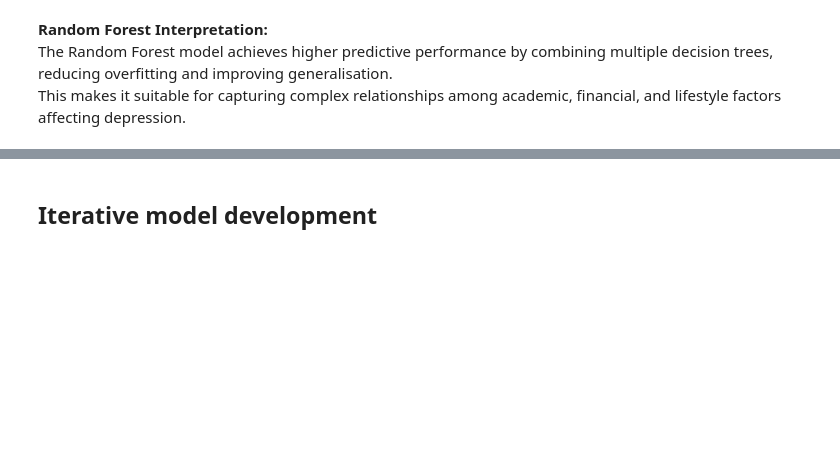
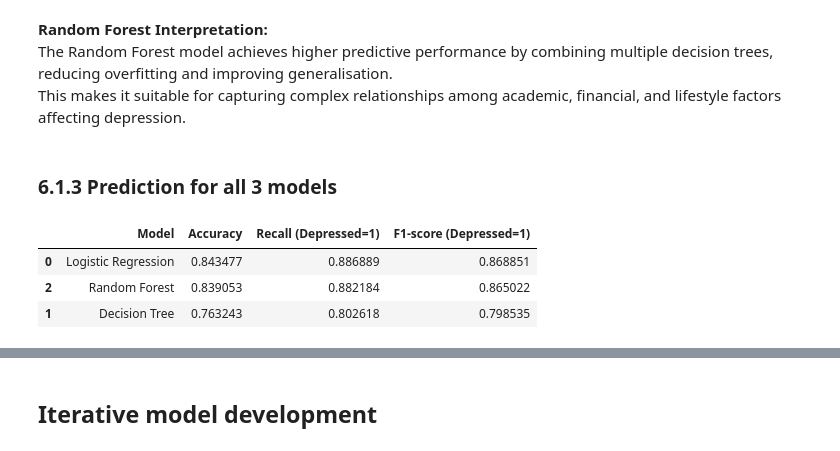
Before and after one commit to Reyes-Yeo/mldp-project-streamlit, a Jupyter notebook: Reyes Yeo Zhibin_2404424J_P01_MLDP Program Codes Submission.ipynb, the cells around one changed output, grey strips where cells are left out. Saved outputs shown, nothing was run; the diff lists cells and outputs as text; code cells hidden in the pictures; blank space fills up the shorter version.

Commit message:
Did the prediction for all 3 models

```diff
--- a/Reyes Yeo Zhibin_2404424J_P01_MLDP Program Codes Submission.ipynb
+++ b/Reyes Yeo Zhibin_2404424J_P01_MLDP Program Codes Submission.ipynb
@@ -469,3 +469,33 @@ weighted avg       0.84      0.84      0.84      8363
 **Random Forest Interpretation:**
 The Random Forest model achieves higher predictive performance by combining multiple decision trees, reducing overfitting and improving generalisation.
 This makes it suitable for capturing complex relationships among academic, financial, and lifestyle factors affecting depression.
+# %% [markdown]
+### 6.1.3 Prediction for all 3 models
+# %%
+# Predictions for each model
+y_pred_lr = logr.predict(X_test)      # Logistic Regression
+y_pred_dt = dt.predict(X_test)        # Decision Tree
+y_pred_rf = rf.predict(X_test)        # Random Forest
+# %%
+from sklearn.metrics import accuracy_score, recall_score, f1_score
+
+def metrics_row(name, y_true, y_pred):
+    return {
+        "Model": name,
+        "Accuracy": accuracy_score(y_true, y_pred),
+        "Recall (Depressed=1)": recall_score(y_true, y_pred, pos_label=1),
+        "F1-score (Depressed=1)": f1_score(y_true, y_pred, pos_label=1),
+    }
+
+model_comparison = pd.DataFrame([
+    metrics_row("Logistic Regression", y_test, y_pred_lr),
+    metrics_row("Decision Tree", y_test, y_pred_dt),
+    metrics_row("Random Forest", y_test, y_pred_rf),
+])
+
+model_comparison.sort_values(by="Recall (Depressed=1)", ascending=False)
+# %% [output]
+|  | Model | Accuracy | Recall (Depressed=1) | F1-score (Depressed=1) |
+| 0 | Logistic Regression | 0.843477 | 0.886889 | 0.868851 |
+| 2 | Random Forest | 0.839053 | 0.882184 | 0.865022 |
+| 1 | Decision Tree | 0.763243 | 0.802618 | 0.798535 |
```
Also changed, not shown: parts of 1 cell of this notebook.
